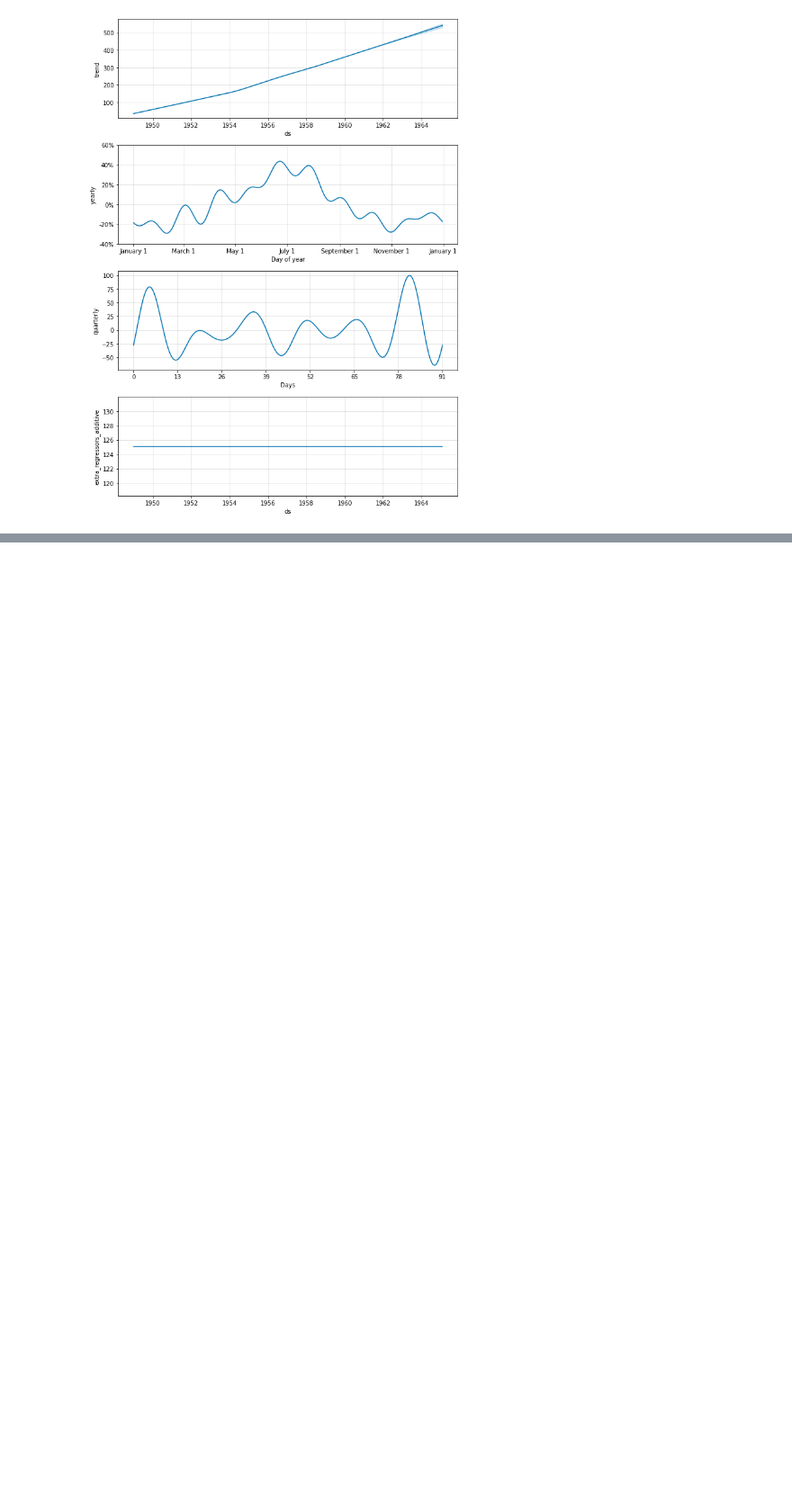
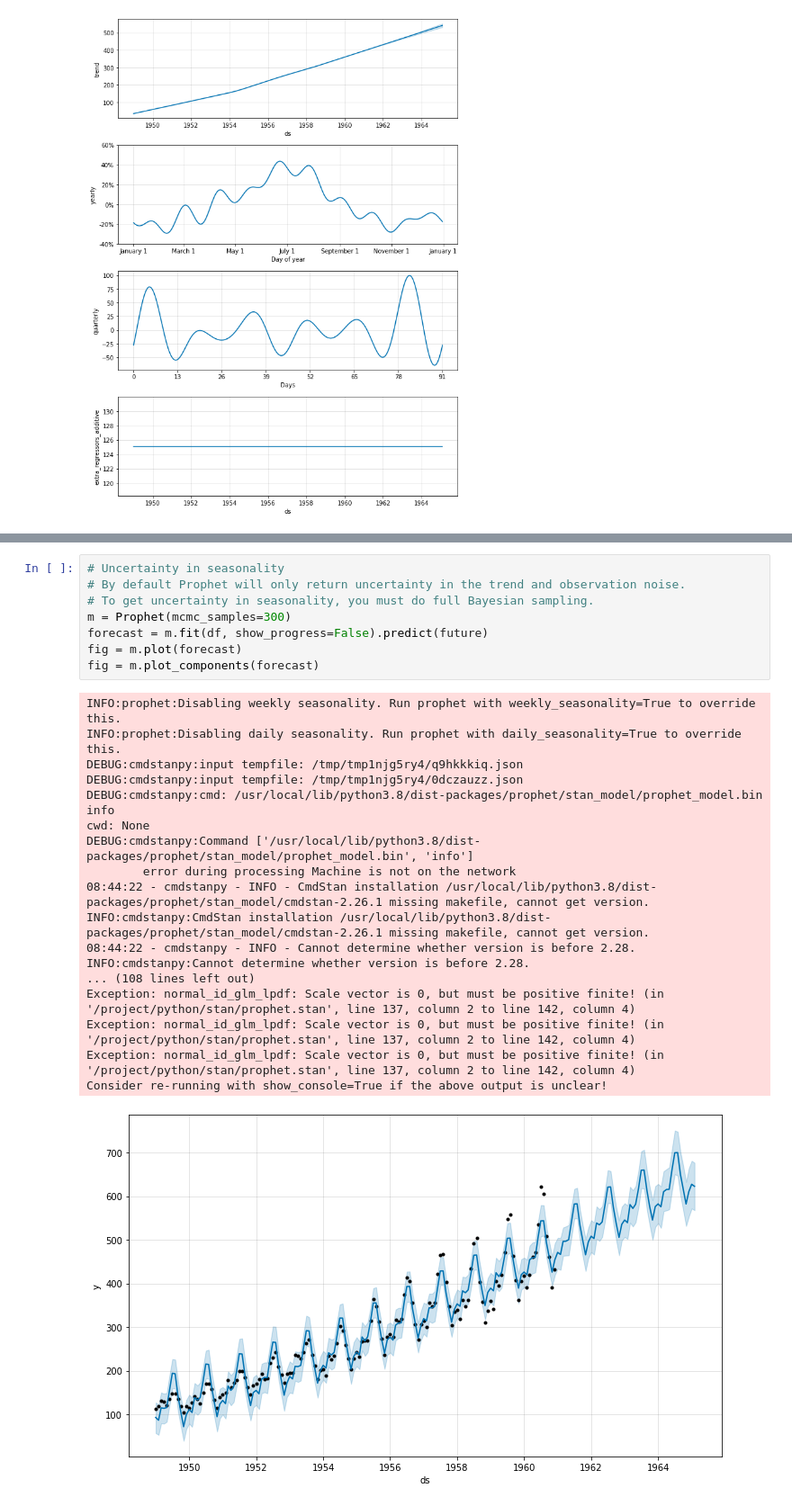
Before and after one commit to carlosmirandadurand/Experiments, a Jupyter notebook: Prophet_Experiments.ipynb, the cells around one changed output, grey strips where cells are left out. Shown at 90% size. Cells and saved outputs as stored; diff of their text form; blank space fills up the shorter version.

```diff
--- a/Prophet_Experiments.ipynb
+++ b/Prophet_Experiments.ipynb
@@ -726,0 +782,27 @@ INFO:cmdstanpy:Chain [1] done processing
+# %%
+# Uncertainty in seasonality
+# By default Prophet will only return uncertainty in the trend and observation noise.
+# To get uncertainty in seasonality, you must do full Bayesian sampling.
+m = Prophet(mcmc_samples=300)
+forecast = m.fit(df, show_progress=False).predict(future)
+fig = m.plot(forecast)
+fig = m.plot_components(forecast)
+# %% [output]
+INFO:prophet:Disabling weekly seasonality. Run prophet with weekly_seasonality=True to override this.
+INFO:prophet:Disabling daily seasonality. Run prophet with daily_seasonality=True to override this.
+DEBUG:cmdstanpy:input tempfile: /tmp/tmp1njg5ry4/q9hkkkiq.json
+DEBUG:cmdstanpy:input tempfile: /tmp/tmp1njg5ry4/0dczauzz.json
+DEBUG:cmdstanpy:cmd: /usr/local/lib/python3.8/dist-packages/prophet/stan_model/prophet_model.bin info
+cwd: None
+DEBUG:cmdstanpy:Command ['/usr/local/lib/python3.8/dist-packages/prophet/stan_model/prophet_model.bin', 'info']
+        error during processing Machine is not on the network
+08:44:22 - cmdstanpy - INFO - CmdStan installation /usr/local/lib/python3.8/dist-packages/prophet/stan_model/cmdstan-2.26.1 missing makefile, cannot get version.
+INFO:cmdstanpy:CmdStan installation /usr/local/lib/python3.8/dist-packages/prophet/stan_model/cmdstan-2.26.1 missing makefile, cannot get version.
+08:44:22 - cmdstanpy - INFO - Cannot determine whether version is before 2.28.
+INFO:cmdstanpy:Cannot determine whether version is before 2.28.
+... (108 lines left out)
+Exception: normal_id_glm_lpdf: Scale vector is 0, but must be positive finite! (in '/project/python/stan/prophet.stan', line 137, column 2 to line 142, column 4)
+Exception: normal_id_glm_lpdf: Scale vector is 0, but must be positive finite! (in '/project/python/stan/prophet.stan', line 137, column 2 to line 142, column 4)
+Exception: normal_id_glm_lpdf: Scale vector is 0, but must be positive finite! (in '/project/python/stan/prophet.stan', line 137, column 2 to line 142, column 4)
+Consider re-running with show_console=True if the above output is unclear!
+[figure, added]
```
Also changed, not shown: parts of 6 cells of this notebook.
